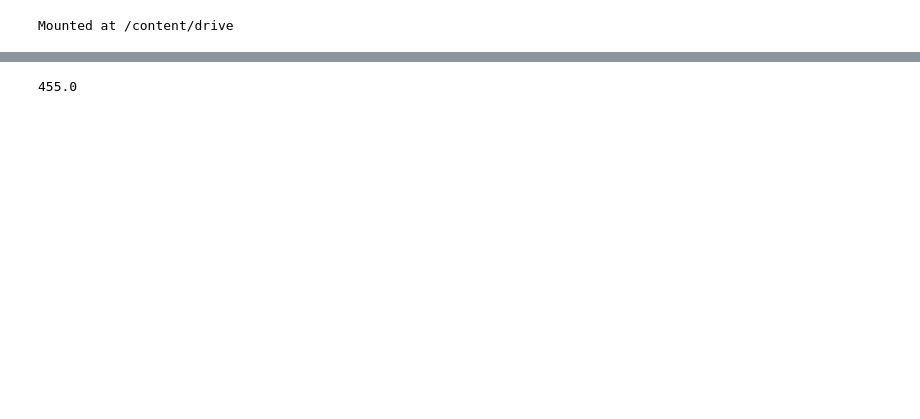
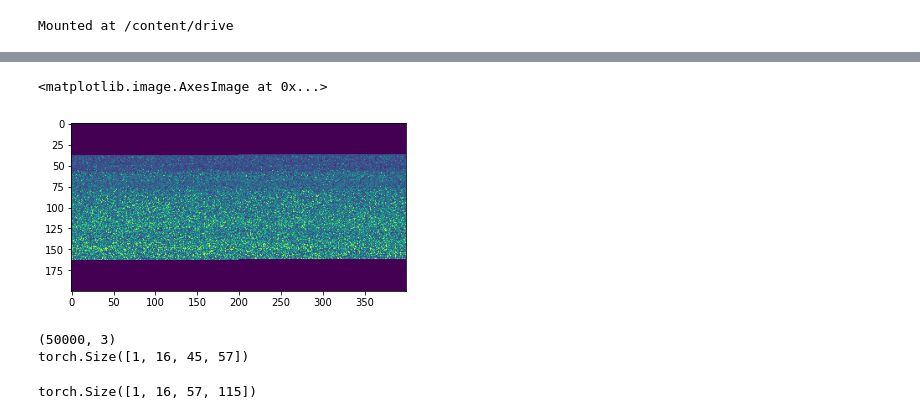
Before and after one commit to NicholasSperry/RetinaSmartCamera, a Jupyter notebook: notebooks/RetinaEncoder.ipynb, the cells around one changed output, grey strips where cells are left out. Cells and saved outputs as stored; diff of their text form; code cells hidden in the pictures; blank space fills up the shorter version.

Commit message:
Retina Encoder now works with Cortical Decoder

```diff
--- a/notebooks/RetinaEncoder.ipynb
+++ b/notebooks/RetinaEncoder.ipynb
@@ -35,24 +46,45 @@ importing Jupyter notebook from RetinaUtils.ipynb
 # %%
-def img_to_vector(img, R):
-    batches = img.shape[0]
+def pad(x, amount):
+    padding = np.zeros((amount))
+    vec = np.zeros((125930,3))
+    for i in range(3):
+        vec[:,i]=np.hstack((padding,x[:,i],padding))
+    return vec
+    #return np.hstack((padding, x, padding))
+
+def img_to_vector(img, R, padding):
+    batches = 8
+    img = img.view(8,1920,1080,3)
+    #img = img.cpu().numpy()
+
     x = img.shape[2]/2
     y = img.shape[1]/2
     fixation = (y,x)
 
-    vector_batches = torch.empty(batches, 1, 50000)
-    for i in batches:
-        V = R.sample(img[i], fixation)
-        vector_batches[i] = V
+    vector_batches = torch.empty(batches, 3,50000,1)
 
+    for i in range(0, batches):
+
+        V = R.sample(img[i].cpu(), fixation)
+
+        #V = pad(V, padding)
+
+        V = np.reshape(V, (3, len(V), 1))
+        V = torch.from_numpy(V)
+
+        vector_batches[i,:,:] = V
+
+    #print(vector_batches.shape)
+    #vector_batches.to(device)
     return vector_batches
 # %%
 #Test
 R = ru.Retina()
 
 impath = "/content/drive/My Drive/Colab Notebooks/RetinaVision/botw.jpg"
-img = np.float64(cv2.imread(impath, 0))
-x = img.shape[1]/2
-y = img.shape[0]/2
+img = np.float64(cv2.imread(impath))
+x = img.shape[2]/2
+y = img.shape[1]/2
 fixation = (y,x)
 
 data_dir = '/content/drive/My Drive/Colab Notebooks/RetinaSmartCamera/retina_data/'
@@ -61,14 +93,16 @@ R.loadCoeff(data_dir+'ret50k_coeff.pkl')
 R.prepare(img.shape, fixation)
 
 V = R.sample(img, fixation)
-# %% [output]
-455.0
 # %%
 #Autoencoder model from ConvAutoencoder has the following shape:
 #Encoder:
 #(8, 3, 257, 490) -> (8, 6, 253, 486) -> (8, 6, 126, 243) -> (8, 12, 122, 239) -> (8, 12, 61, 119) -> (8, 16, 57, 115)
 #Decoder:
-#(8, 12, 61, 119) -> (8, 12, 122, 239) -> (8, 6, 126, 243) -> (8, 6, 253, 486) -> (8, 3, 257, 490)
+#(8, 16, 57, 115) -> (8, 12, 61, 119) -> (8, 12, 122, 239) -> (8, 6, 126, 243) -> (8, 6, 253, 486) -> (8, 3, 257, 490)
 
-#Need to get (50000, 1) image vector to (12, 61, 119)
+#Need to get (50000, 1) image vector to (16, 57, 115)
 #(8, 1, 50000) ->
+plt.imshow(np.reshape(pad(V, 15000), (200, 400)))
+# %% [output]
+<matplotlib.image.AxesImage at 0x...>
+[figure, added]
@@ -74,0 +159,8 @@ V = R.sample(img, fixation)
+# %%
+m = RetinaEncoder(R)
+V = m(img)
+V[0].shape
+# %% [output]
+(50000, 3)
+torch.Size([1, 16, 45, 57])
+torch.Size([1, 16, 57, 115])
```
Also changed, not shown: parts of 22 cells of this notebook, 14 other files.
